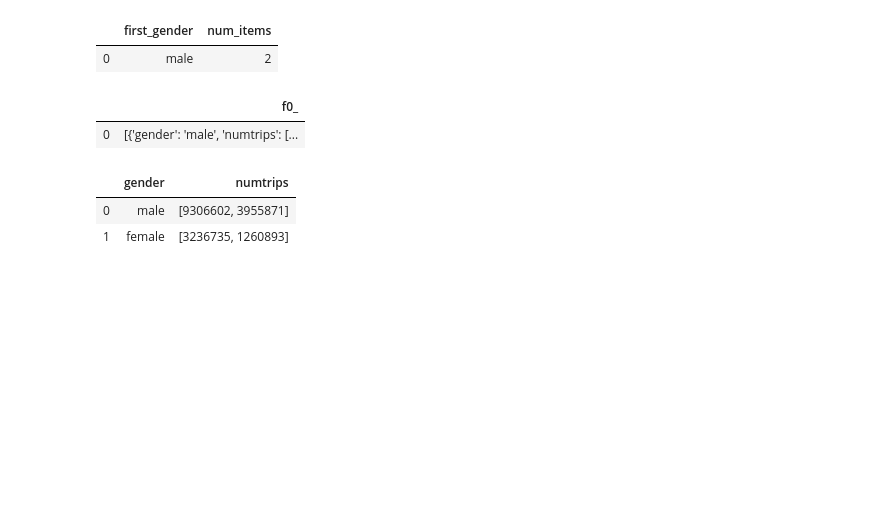
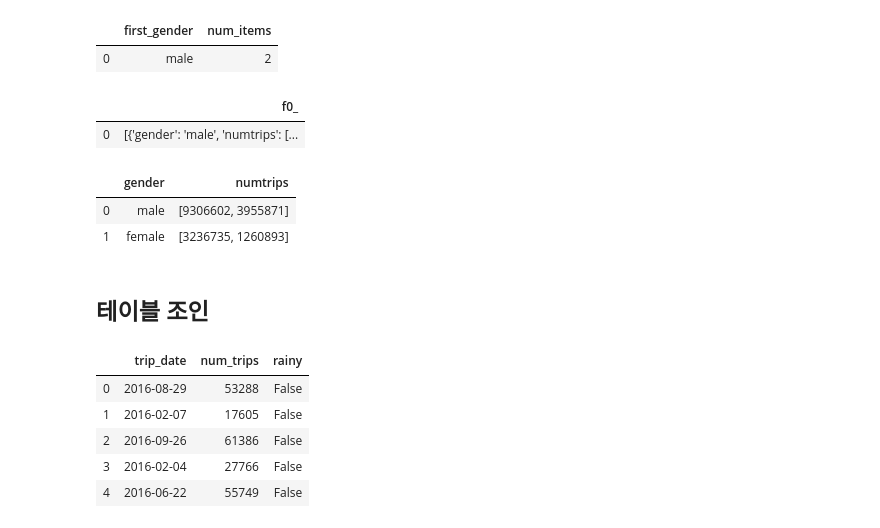
Before and after one commit to jeonprize/SQL, a Jupyter notebook: 1. 쿼리 필수 요소.ipynb, the cells around one changed output. Cells and saved outputs as stored; diff of their text form; code cells hidden in the pictures; blank space fills up the shorter version.

```diff
--- a/1. 쿼리 필수 요소.ipynb
+++ b/1. 쿼리 필수 요소.ipynb
@@ -407,3 +407,44 @@ df
 |  | gender | numtrips |
 | 0 | male | [9306602, 3955871] |
 | 1 | female | [3236735, 1260893] |
+# %% [markdown]
+## 테이블 조인
+# %%
+query ='''
+with bicycle_rental as(
+    SELECT
+        count(starttime) as num_trips,
+        extract(date from starttime) as trip_date
+    from
+        `bigquery-public-data.new_york_citibike.citibike_trips`
+    group by
+        trip_date
+),
+rainy_days as(
+    select date, (max(prcp) > 5) as rainy
+    from(
+        select wx.date as date,
+        if(wx.element = 'PRCP', wx.value/10, null) as prcp
+        from
+        `bigquery-public-data.ghcn_d.ghcnd_2016` as wx
+        where
+            wx.id = 'USW00094728'
+    )
+    group by date
+)
+select bk.trip_date, num_trips, wx.rainy
+from bicycle_rental as bk
+join rainy_days as wx
+on wx.date = bk.trip_date
+limit 5
+'''
+#
+df = pd.read_gbq(query=query,dialect='standard',project_id = 'project-bigquery-319110',auth_local_webserver=True)
+df
+# %% [output]
+|  | trip_date | num_trips | rainy |
+| 0 | 2016-08-29 | 53288 | False |
+| 1 | 2016-02-07 | 17605 | False |
+| 2 | 2016-09-26 | 61386 | False |
+| 3 | 2016-02-04 | 27766 | False |
+| 4 | 2016-06-22 | 55749 | False |
```
Also changed, not shown: parts of 3 cells of this notebook.
